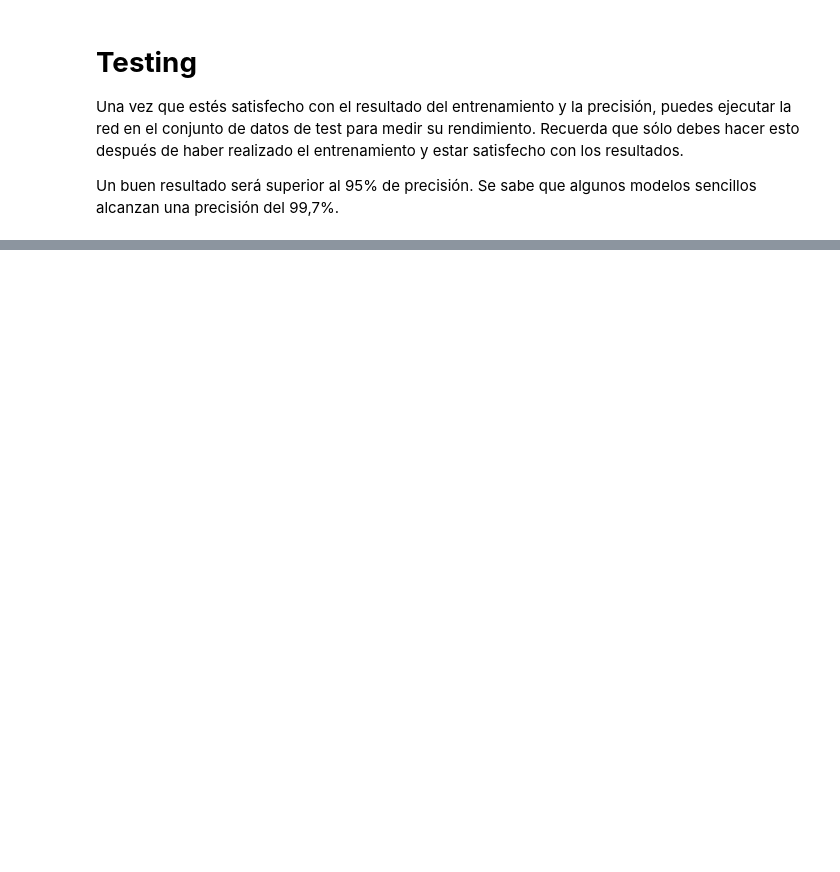
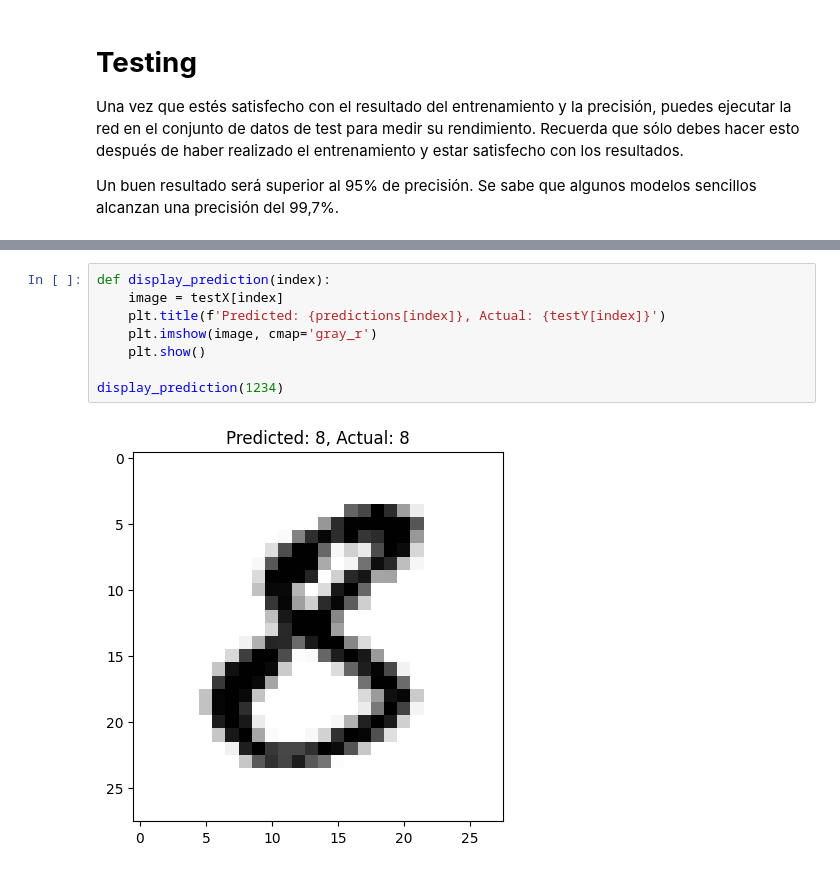
Before and after one commit to jhackisneros/Deep-Learning, a Jupyter notebook: (MLP)Ejercicio1_classify_numbers.ipynb, the cells around one changed output, grey strips where cells are left out. Drawn from its saved outputs; the diff is of its cells as text; blank space fills up the shorter version.

```diff
--- a/(MLP)Ejercicio1_classify_numbers.ipynb
+++ b/(MLP)Ejercicio1_classify_numbers.ipynb
@@ -244,0 +234,10 @@ weighted avg       0.98      0.98      0.98     10000
+# %%
+def display_prediction(index):
+    image = testX[index]
+    plt.title(f'Predicted: {predictions[index]}, Actual: {testY[index]}')
+    plt.imshow(image, cmap='gray_r')
+    plt.show()
+
+display_prediction(1234)
+# %% [output]
+[figure, added]
```
Also changed, not shown: parts of 13 cells of this notebook.
